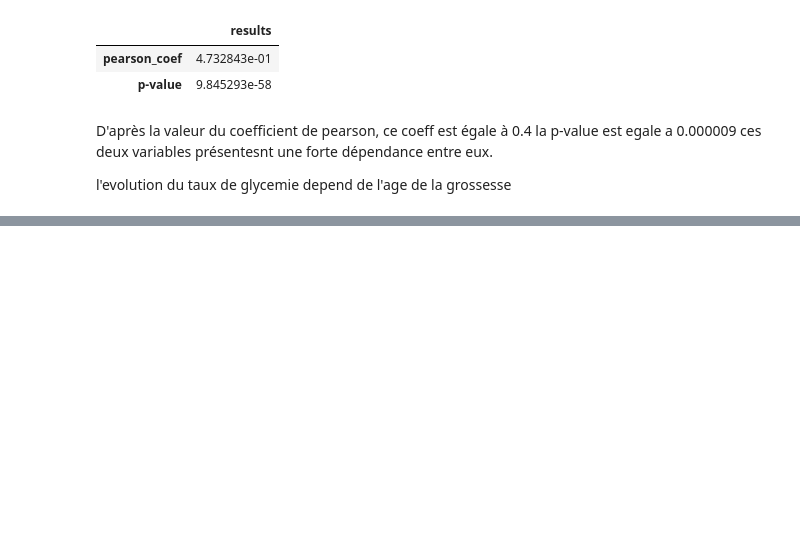
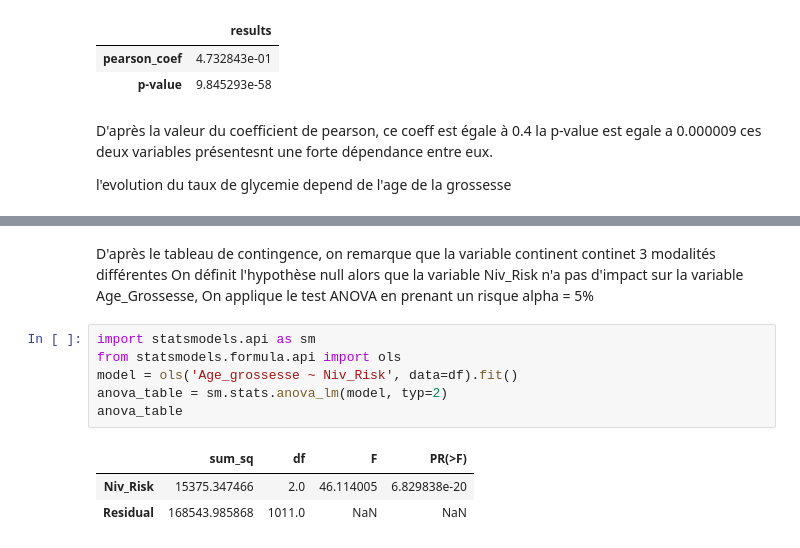
Before and after one commit to Innocente001/Innocente001, a Jupyter notebook: project_statistiques.ipynb, the cells around one changed output, grey strips where cells are left out. Saved outputs shown, nothing was run; the diff lists cells and outputs as text; blank space fills up the shorter version.

```diff
--- a/project_statistiques.ipynb
+++ b/project_statistiques.ipynb
@@ -111,0 +145,14 @@ la p-value est egale a 0.000009
+# %% [markdown]
+D'après le tableau de contingence, on remarque que la variable continent continet 3 modalités différentes
+On définit l'hypothèse null alors que la variable Niv_Risk n'a pas d'impact sur la variable Age_Grossesse,
+On applique le test ANOVA en prenant un risque alpha = 5%
+# %%
+import statsmodels.api as sm
+from statsmodels.formula.api import ols
+model = ols('Age_grossesse ~ Niv_Risk', data=df).fit()
+anova_table = sm.stats.anova_lm(model, typ=2)
+anova_table
+# %% [output]
+|  | sum_sq | df | F | PR(>F) |
+| Niv_Risk | 15375.347466 | 2.0 | 46.114005 | 6.829838e-20 |
+| Residual | 168543.985868 | 1011.0 | NaN | NaN |
```
Also changed, not shown: parts of 8 cells of this notebook.
